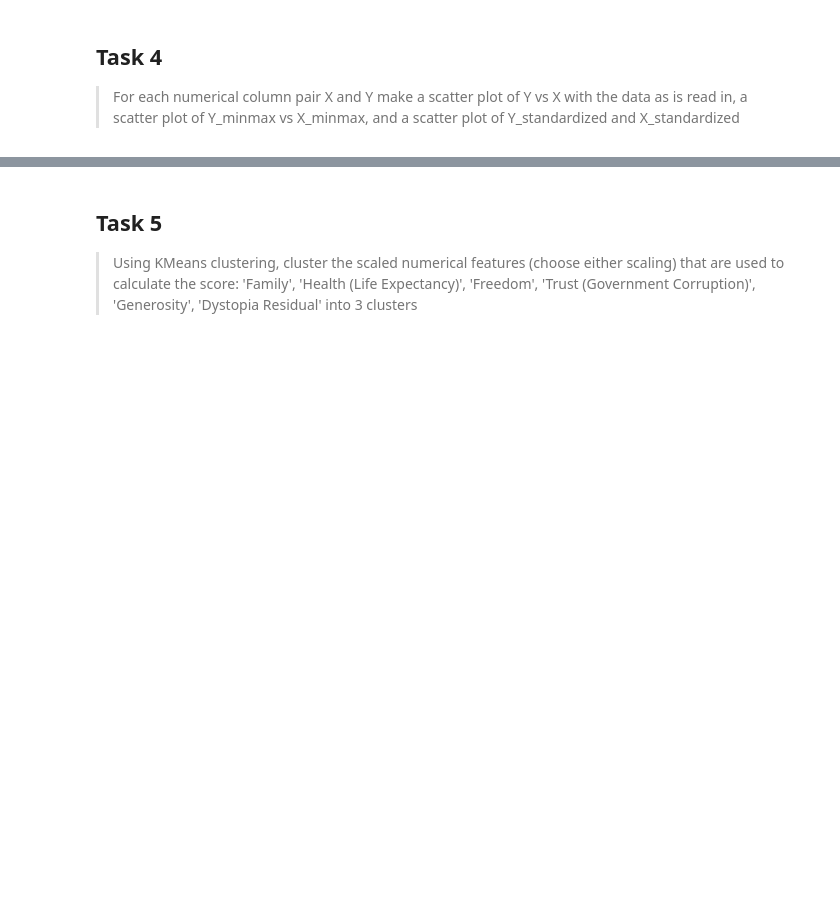
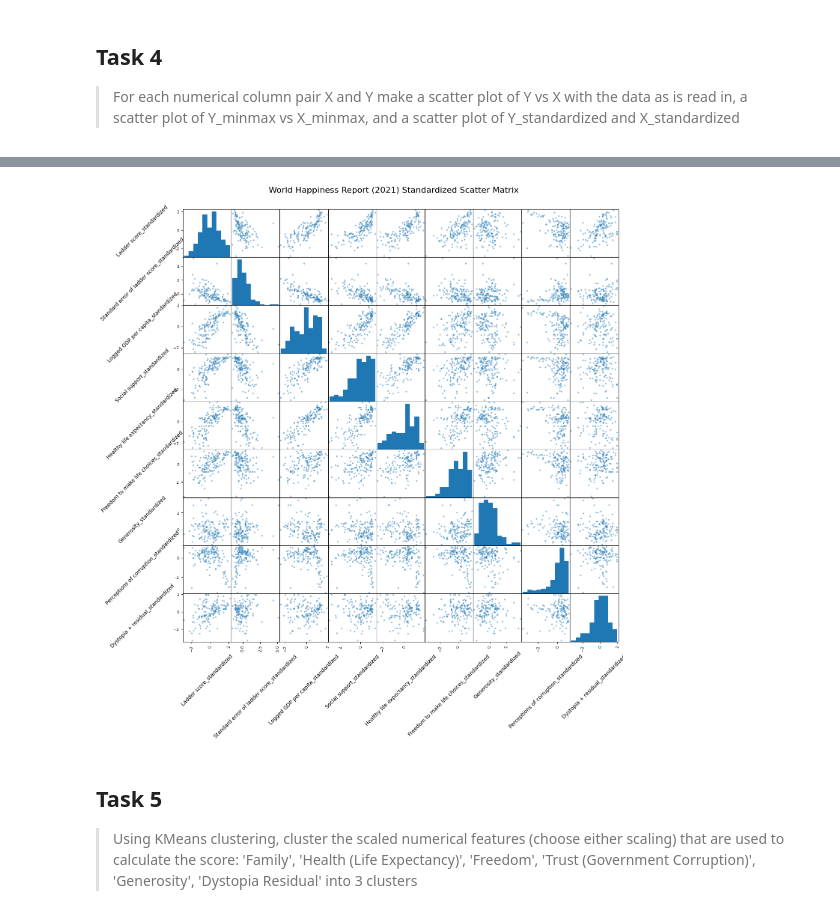
Before and after one commit to jarrodsb/DSPS_JBieber, a Jupyter notebook: HW7/Kaggle_data_scaling_and_clustering_Bieber_dsps25.ipynb, the cells around one changed output, grey strips where cells are left out. Cells and saved outputs as stored; diff of their text form; code cells hidden in the pictures; blank space fills up the shorter version.

```diff
--- a/HW7/Kaggle_data_scaling_and_clustering_Bieber_dsps25.ipynb
+++ b/HW7/Kaggle_data_scaling_and_clustering_Bieber_dsps25.ipynb
@@ -160,3 +201,25 @@ scaled_happiness.describe()
+# %%
+# Select only the standardized columns
+standardized_cols = scaled_happiness.filter(like='_standardized').columns
+
+# Create the scatter plot matrix for standardized data
+sm_standardized = pd.plotting.scatter_matrix(scaled_happiness[standardized_cols], figsize=(15, 15))
+
+# Rotate labels by 45 degrees
+for ax in sm_standardized.ravel():
+    ax.xaxis.label.set_rotation(45)
+    ax.yaxis.label.set_rotation(45)
+
+# Adjust y-axis label position
+for i, ax in enumerate(sm_standardized[:, 0]): # Only for the first column of subplots (y-axis labels)
+    ax.yaxis.set_label_coords(-0.8, 0.5) # Adjust x and y coordinates
+
+plt.suptitle('World Happiness Report (2021) Standardized Scatter Matrix', y=0.92, fontsize=16)
+
+#plt.tight_layout()
+plt.show()
+# %% [output]
+[figure, added]
 # %% [markdown]
 ## Task 5
 
```
Also changed, not shown: parts of 2 cells of this notebook.
